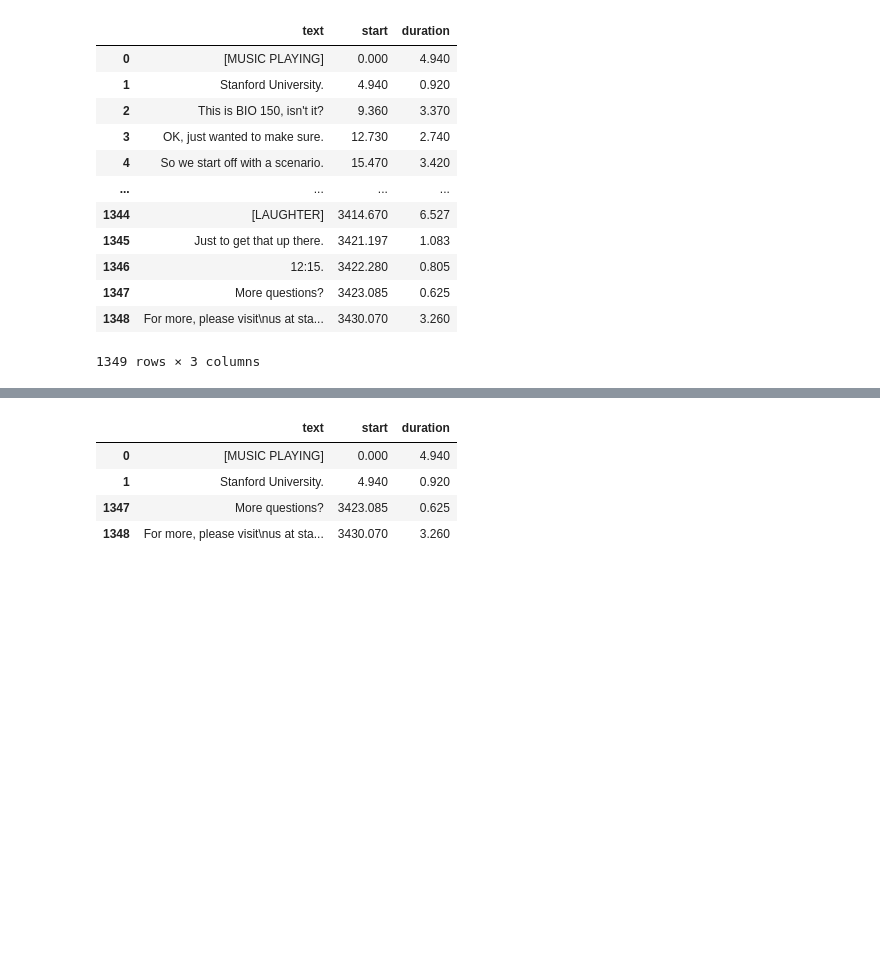
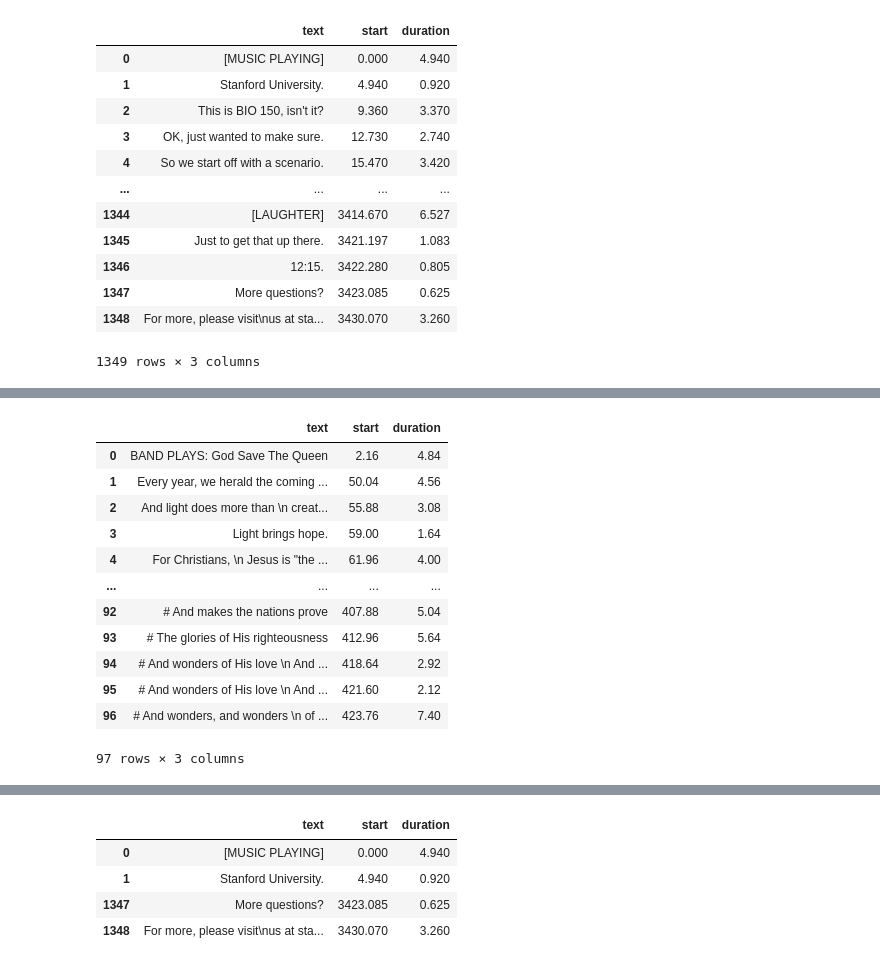
Before and after one commit to hdmamin/jabberwocky, a Jupyter notebook: notebooks/nb02-youtube-api-playground.ipynb, the cells around one changed output, grey strips where cells are left out. Cells and saved outputs as stored; diff of their text form; code cells hidden in the pictures; blank space fills up the shorter version.

```diff
--- a/notebooks/nb02-youtube-api-playground.ipynb
+++ b/notebooks/nb02-youtube-api-playground.ipynb
@@ -156,0 +237,18 @@ def get_transcripts(url):
+# %%
+ts_ = [t.fetch() for t in ts if t.language_code in ('en', 'en-GB')]
+# %%
+pd.DataFrame(ts_[0])
+# %% [output]
+|  | text | start | duration |
+| 0 | BAND PLAYS: God Save The Queen | 2.16 | 4.84 |
+| 1 | Every year, we herald the coming ... | 50.04 | 4.56 |
+| 2 | And light does more than \n creat... | 55.88 | 3.08 |
+| 3 | Light brings hope. | 59.00 | 1.64 |
+| 4 | For Christians, \n Jesus is "the ... | 61.96 | 4.00 |
+| ... | ... | ... | ... |
+| 92 | # And makes the nations prove | 407.88 | 5.04 |
+| 93 | # The glories of His righteousness | 412.96 | 5.64 |
+| 94 | # And wonders of His love \n And ... | 418.64 | 2.92 |
+| 95 | # And wonders of His love \n And ... | 421.60 | 2.12 |
+| 96 | # And wonders, and wonders \n of ... | 423.76 | 7.40 |
+97 rows × 3 columns
```
Also changed, not shown: parts of 28 cells of this notebook, 2 other files.
